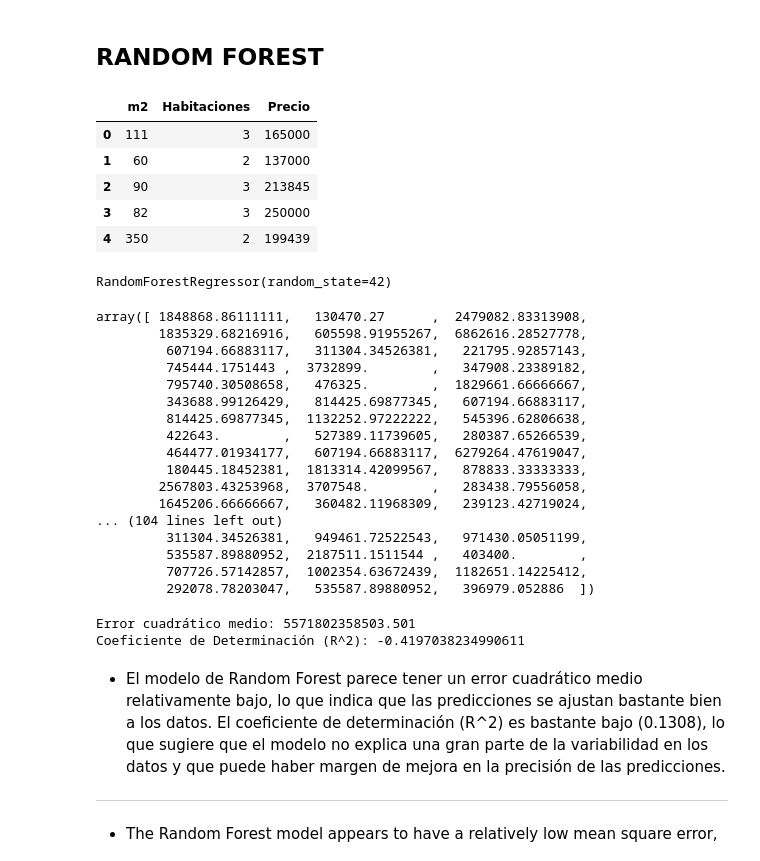
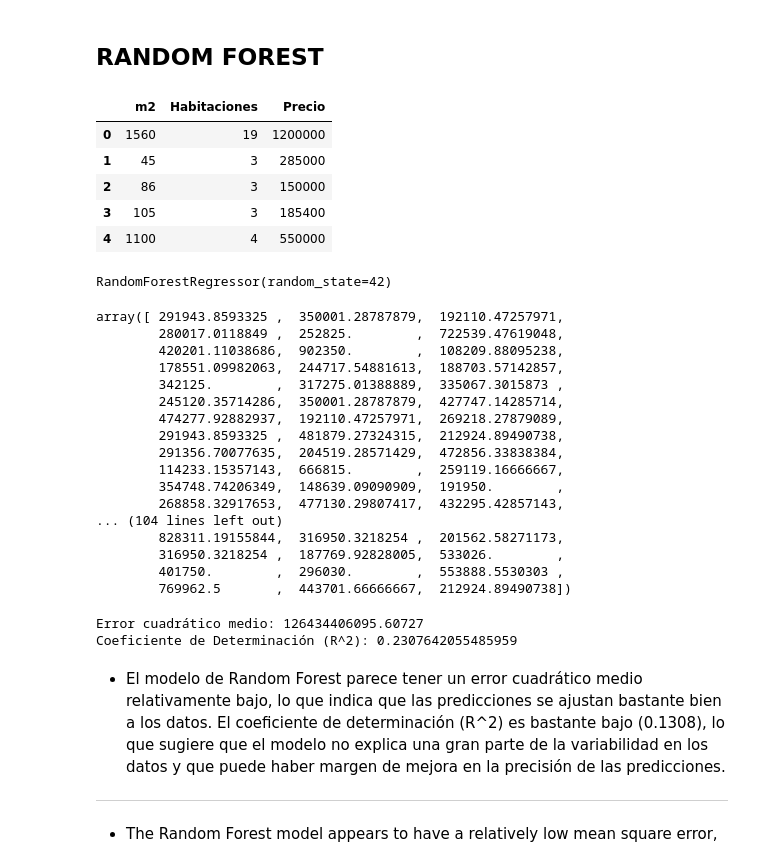
Before and after one commit to 4GeeksAcademy/028-PROYECTO_FINAL_VIVIENDAS-main-4geeks, a Jupyter notebook: src/PROVINCIAS/EDA/creacion_modelos.ipynb, the cells around one changed output. Saved outputs shown, nothing was run; the diff lists cells and outputs as text; code cells hidden in the pictures.

```diff
--- a/src/PROVINCIAS/EDA/creacion_modelos.ipynb
+++ b/src/PROVINCIAS/EDA/creacion_modelos.ipynb
@@ -95,20 +95,20 @@ Conjunto de TRAIN y TEST con características seleccionadas exportados
 # %%
 #Paso 1. Lectura del conjunto de datos procesado¶
 
 
 import pandas as pd
 
-train_data = pd.read_csv("/workspaces/028-PROYECTO_FINAL_VIVIENDAS-main/src/PROVINCIAS/csv_train_test/malaga_train_selected.csv")
-test_data = pd.read_csv("/workspaces/028-PROYECTO_FINAL_VIVIENDAS-main/src/PROVINCIAS/csv_train_test/malaga_test_selected.csv")
+train_data = pd.read_csv("/workspaces/028-PROYECTO_FINAL_VIVIENDAS-main/src/PROVINCIAS/csv_train_test/pontevedra_train_selected.csv")
+test_data = pd.read_csv("/workspaces/028-PROYECTO_FINAL_VIVIENDAS-main/src/PROVINCIAS/csv_train_test/pontevedra_test_selected.csv")
 
 train_data.head()
 # %% [output]
 |  | m2 | Habitaciones | Precio |
-| 0 | 111 | 3 | 165000 |
-| 1 | 60 | 2 | 137000 |
-| 2 | 90 | 3 | 213845 |
-| 3 | 82 | 3 | 250000 |
-| 4 | 350 | 2 | 199439 |
+| 0 | 1560 | 19 | 1200000 |
+| 1 | 45 | 3 | 285000 |
+| 2 | 86 | 3 | 150000 |
+| 3 | 105 | 3 | 185400 |
+| 4 | 1100 | 4 | 550000 |
 # %%
 X_train = train_data.drop(["Precio"], axis = 1)
 y_train = train_data["Precio"]
@@ -128,31 +128,31 @@ RandomForestRegressor(random_state=42)
 y_pred = model.predict(X_test)
 y_pred
 # %% [output]
-array([ 1848868.86111111,   130470.27      ,  2479082.83313908,
-        1835329.68216916,   605598.91955267,  6862616.28527778,
-         607194.66883117,   311304.34526381,   221795.92857143,
-         745444.1751443 ,  3732899.        ,   347908.23389182,
-         795740.30508658,   476325.        ,  1829661.66666667,
-         343688.99126429,   814425.69877345,   607194.66883117,
-         814425.69877345,  1132252.97222222,   545396.62806638,
-         422643.        ,   527389.11739605,   280387.65266539,
-         464477.01934177,   607194.66883117,  6279264.47619047,
-         180445.18452381,  1813314.42099567,   878833.33333333,
-        2567803.43253968,  3707548.        ,   283438.79556058,
-        1645206.66666667,   360482.11968309,   239123.42719024,
+array([ 291943.8593325 ,  350001.28787879,  192110.47257971,
+        280017.0118849 ,  252825.        ,  722539.47619048,
+        420201.11038686,  902350.        ,  108209.88095238,
+        178551.09982063,  244717.54881613,  188703.57142857,
+        342125.        ,  317275.01388889,  335067.3015873 ,
+        245120.35714286,  350001.28787879,  427747.14285714,
+        474277.92882937,  192110.47257971,  269218.27879089,
+        291943.8593325 ,  481879.27324315,  212924.89490738,
+        291356.70077635,  204519.28571429,  472856.33838384,
+        114233.15357143,  666815.        ,  259119.16666667,
+        354748.74206349,  148639.09090909,  191950.        ,
+        268858.32917653,  477130.29807417,  432295.42857143,
 ... (104 lines left out)
-         311304.34526381,   949461.72522543,   971430.05051199,
-         535587.89880952,  2187511.1511544 ,   403400.        ,
-         707726.57142857,  1002354.63672439,  1182651.14225412,
-         292078.78203047,   535587.89880952,   396979.052886  ])
+        828311.19155844,  316950.3218254 ,  201562.58271173,
+        316950.3218254 ,  187769.92828005,  533026.        ,
+        401750.        ,  296030.        ,  553888.5530303 ,
+        769962.5       ,  443701.66666667,  212924.89490738])
 # %%
 from sklearn.metrics import mean_squared_error, r2_score
 
 print(f"Error cuadrático medio: {mean_squared_error(y_test, y_pred)}")
 print("Coeficiente de Determinación (R^2):", r2_score(y_test, y_pred))
 # %% [output]
-Error cuadrático medio: 5571802358503.501
-Coeficiente de Determinación (R^2): -0.4197038234990611
+Error cuadrático medio: 126434406095.60727
+Coeficiente de Determinación (R^2): 0.2307642055485959
 # %% [markdown]
 - El modelo de Random Forest parece tener un error cuadrático medio relativamente bajo, lo que indica que las predicciones se ajustan bastante bien a los datos. El coeficiente de determinación (R^2) es bastante bajo (0.1308), lo que sugiere que el modelo no explica una gran parte de la variabilidad en los datos y que puede haber margen de mejora en la precisión de las predicciones.
 ---
```
Also changed, not shown: parts of 7 cells of this notebook, 20 other files.
